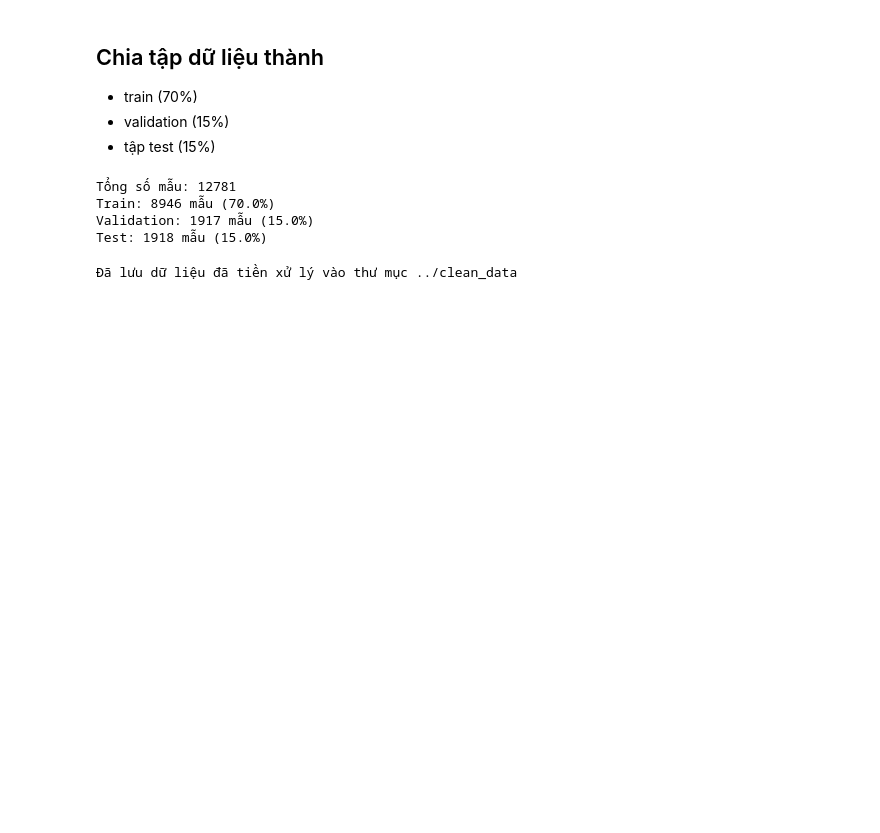
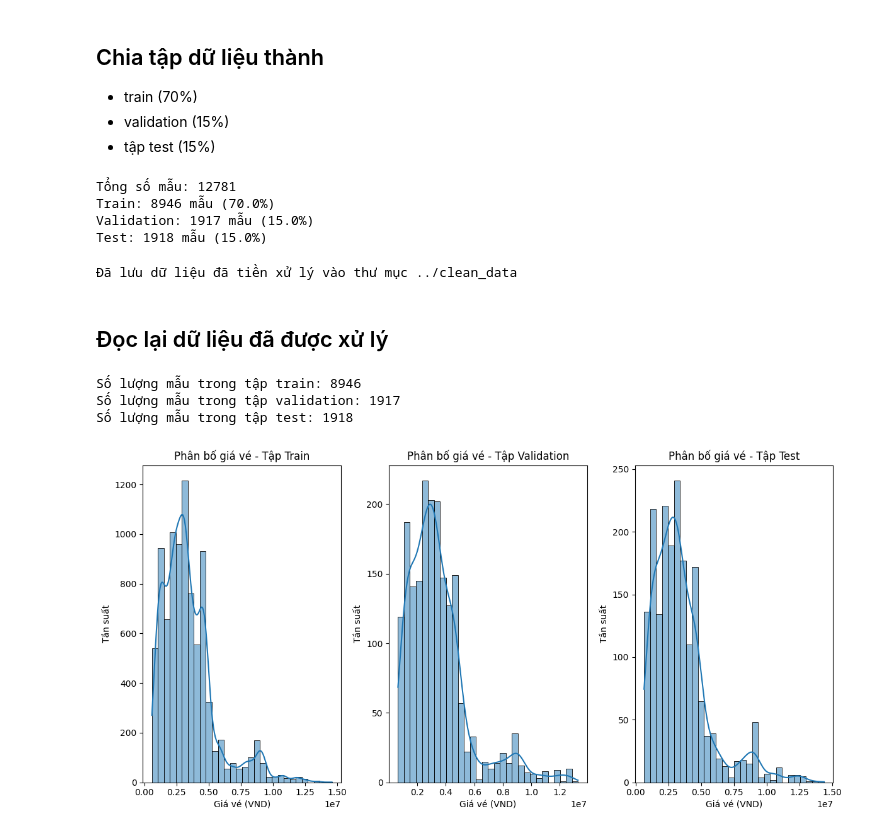
Before and after one commit to givoxxs/Airfare_KHDL, a Jupyter notebook: code/Preprocessing.ipynb, the cells around one changed output. Drawn from its saved outputs; the diff is of its cells as text; code cells hidden in the pictures; blank space fills up the shorter version.

```diff
--- a/code/Preprocessing.ipynb
+++ b/code/Preprocessing.ipynb
@@ -276,3 +276,45 @@ test_data.to_csv(f'{clean_data_dir}/test_cleaned.csv', index=False)
 print(f"Đã lưu dữ liệu đã tiền xử lý vào thư mục {clean_data_dir}")
 # %% [output]
 Đã lưu dữ liệu đã tiền xử lý vào thư mục ../clean_data
+# %% [markdown]
+## Đọc lại dữ liệu đã được xử lý
+# %%
+# Đọc dữ liệu đã được xử lý
+train_data = pd.read_csv('../clean_data/train_cleaned.csv')
+val_data = pd.read_csv('../clean_data/val_cleaned.csv')
+test_data = pd.read_csv('../clean_data/test_cleaned.csv')
+
+# Số lượng mẫu trong mỗi tập
+print(f"Số lượng mẫu trong tập train: {len(train_data)}")
+print(f"Số lượng mẫu trong tập validation: {len(val_data)}")
+print(f"Số lượng mẫu trong tập test: {len(test_data)}")
+# %% [output]
+Số lượng mẫu trong tập train: 8946
+Số lượng mẫu trong tập validation: 1917
+Số lượng mẫu trong tập test: 1918
+# %%
+
+# So sánh phân bố giá vé (biến mục tiêu) giữa 3 tập dữ liệu
+plt.figure(figsize=(12, 6))
+plt.subplot(1, 3, 1)
+sns.histplot(train_data['Price'], kde=True, bins=30)
+plt.title('Phân bố giá vé - Tập Train')
+plt.xlabel('Giá vé (VND)')
+plt.ylabel('Tần suất')
+
+plt.subplot(1, 3, 2)
+sns.histplot(val_data['Price'], kde=True, bins=30)
+plt.title('Phân bố giá vé - Tập Validation')
+plt.xlabel('Giá vé (VND)')
+plt.ylabel('Tần suất')
+
+plt.subplot(1, 3, 3)
+sns.histplot(test_data['Price'], kde=True, bins=30)
+plt.title('Phân bố giá vé - Tập Test')
+plt.xlabel('Giá vé (VND)')
+plt.ylabel('Tần suất')
+
+plt.tight_layout()
+plt.show()
+# %% [output]
+[figure, added]
```
Also changed, not shown: parts of 1 cell of this notebook, 2 other files.
